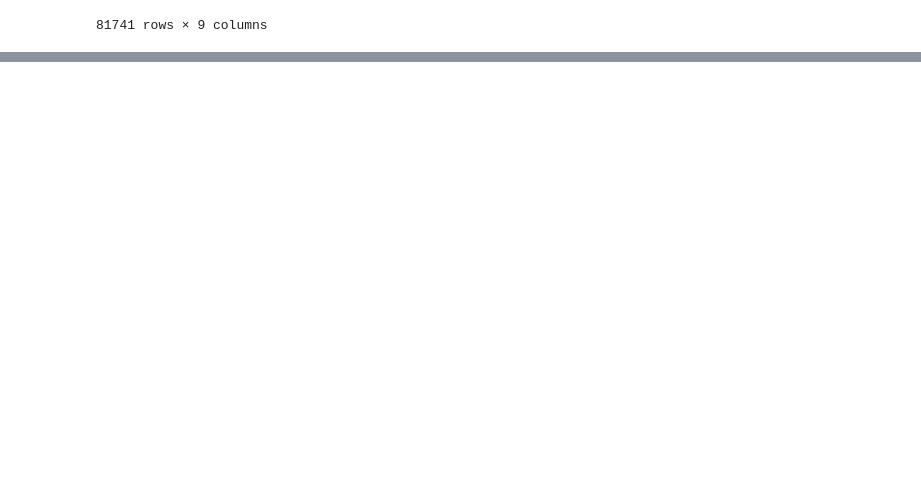
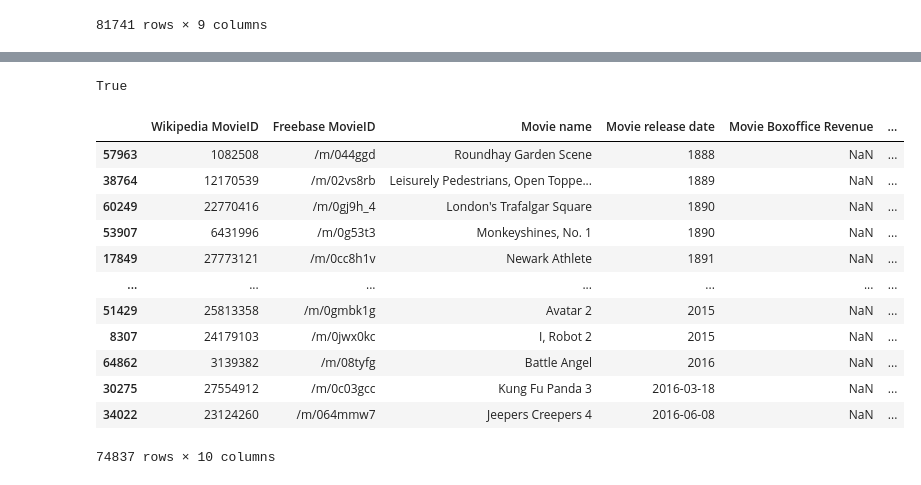
Before and after one commit to epfl-ada/ada-2023-project-dat4k, a Jupyter notebook: missingdate.ipynb, the cells around one changed output, grey strips where cells are left out. Drawn from its saved outputs; the diff is of its cells as text; code cells hidden in the pictures; blank space fills up the shorter version.

```diff
--- a/missingdate.ipynb
+++ b/missingdate.ipynb
@@ -44,0 +47,26 @@ print(nbr)
+# %%
+
+#Verification des années
+dataframe3 = dataframe2.copy()
+dataframe3 = dataframe3[dataframe3['Movie release Year'].str.len() == 4]
+dataframe3['Movie release Year'] = dataframe3['Movie release Year'].apply(lambda x: int(x) if x.isdigit() else 10000) #Check si les strings sont autres que des nombres
+dataframe3 = dataframe3.sort_values('Movie release Year', ascending=True) #Trier les films par ordre croissant des années
+
+# Vérifier que toute la colonne est de type entier
+print(all(isinstance(x, int) for x in dataframe3['Movie release Year']))
+display(dataframe3)
+# %% [output]
+True
+|  | Wikipedia MovieID | Freebase MovieID | Movie name | Movie release date | Movie Boxoffice Revenue | ... |
+| 57963 | 1082508 | /m/044ggd | Roundhay Garden Scene | 1888 | NaN | ... |
+| 38764 | 12170539 | /m/02vs8rb | Leisurely Pedestrians, Open Toppe... | 1889 | NaN | ... |
+| 60249 | 22770416 | /m/0gj9h_4 | London's Trafalgar Square | 1890 | NaN | ... |
+| 53907 | 6431996 | /m/0g53t3 | Monkeyshines, No. 1 | 1890 | NaN | ... |
+| 17849 | 27773121 | /m/0cc8h1v | Newark Athlete | 1891 | NaN | ... |
+| ... | ... | ... | ... | ... | ... | ... |
+| 51429 | 25813358 | /m/0gmbk1g | Avatar 2 | 2015 | NaN | ... |
+| 8307 | 24179103 | /m/0jwx0kc | I, Robot 2 | 2015 | NaN | ... |
+| 64862 | 3139382 | /m/08tyfg | Battle Angel | 2016 | NaN | ... |
+| 30275 | 27554912 | /m/0c03gcc | Kung Fu Panda 3 | 2016-03-18 | NaN | ... |
+| 34022 | 23124260 | /m/064mmw7 | Jeepers Creepers 4 | 2016-06-08 | NaN | ... |
+74837 rows × 10 columns
```
Also changed, not shown: parts of 14 cells of this notebook.
